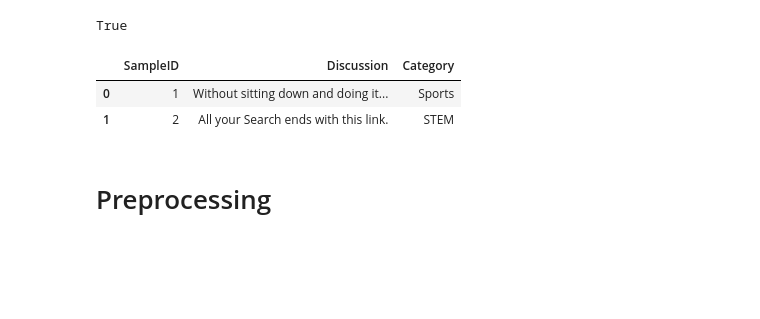
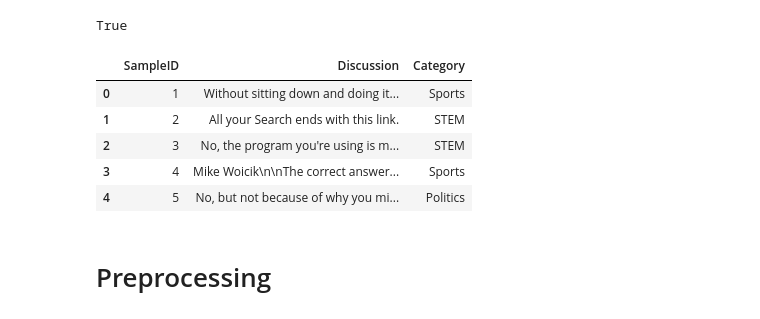
Before and after one commit to Yusfgus/NN-Tasks, a Jupyter notebook: Project/run_transformer.ipynb, the cells around one changed output. Cells and saved outputs as stored; diff of their text form; code cells hidden in the pictures; blank space fills up the shorter version.

```diff
--- a/Project/run_transformer.ipynb
+++ b/Project/run_transformer.ipynb
@@ -48,9 +62,12 @@ test_data = None
 # %%
-train_data.head(2)
+train_data.head()
 # %% [output]
 |  | SampleID | Discussion | Category |
 | 0 | 1 | Without sitting down and doing it... | Sports |
 | 1 | 2 | All your Search ends with this link. | STEM |
+| 2 | 3 | No, the program you're using is m... | STEM |
+| 3 | 4 | Mike Woicik\n\nThe correct answer... | Sports |
+| 4 | 5 | No, but not because of why you mi... | Politics |
 # %%
 # test_data.head(3)
 # %% [markdown]
```
Also changed, not shown: parts of 39 cells of this notebook.
